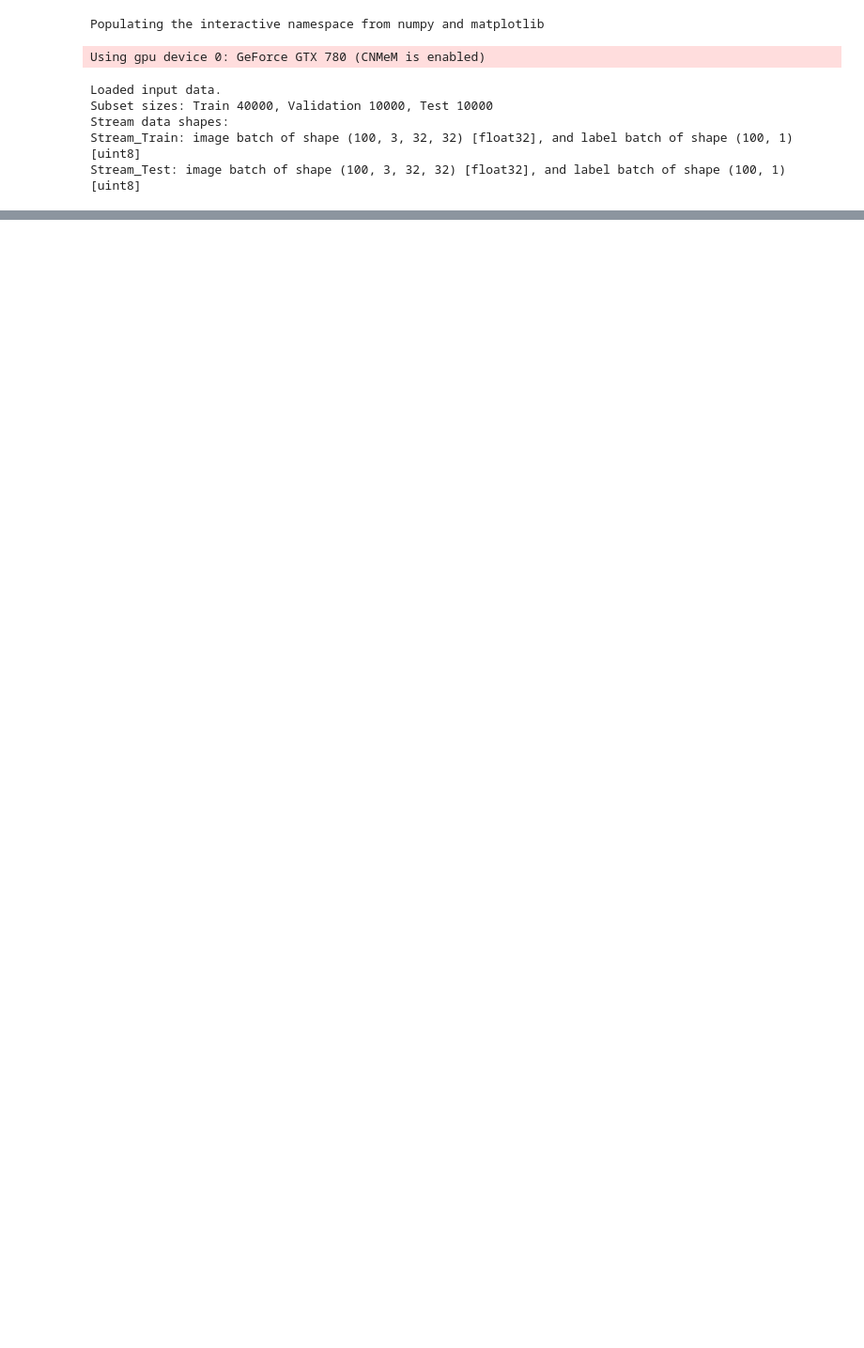
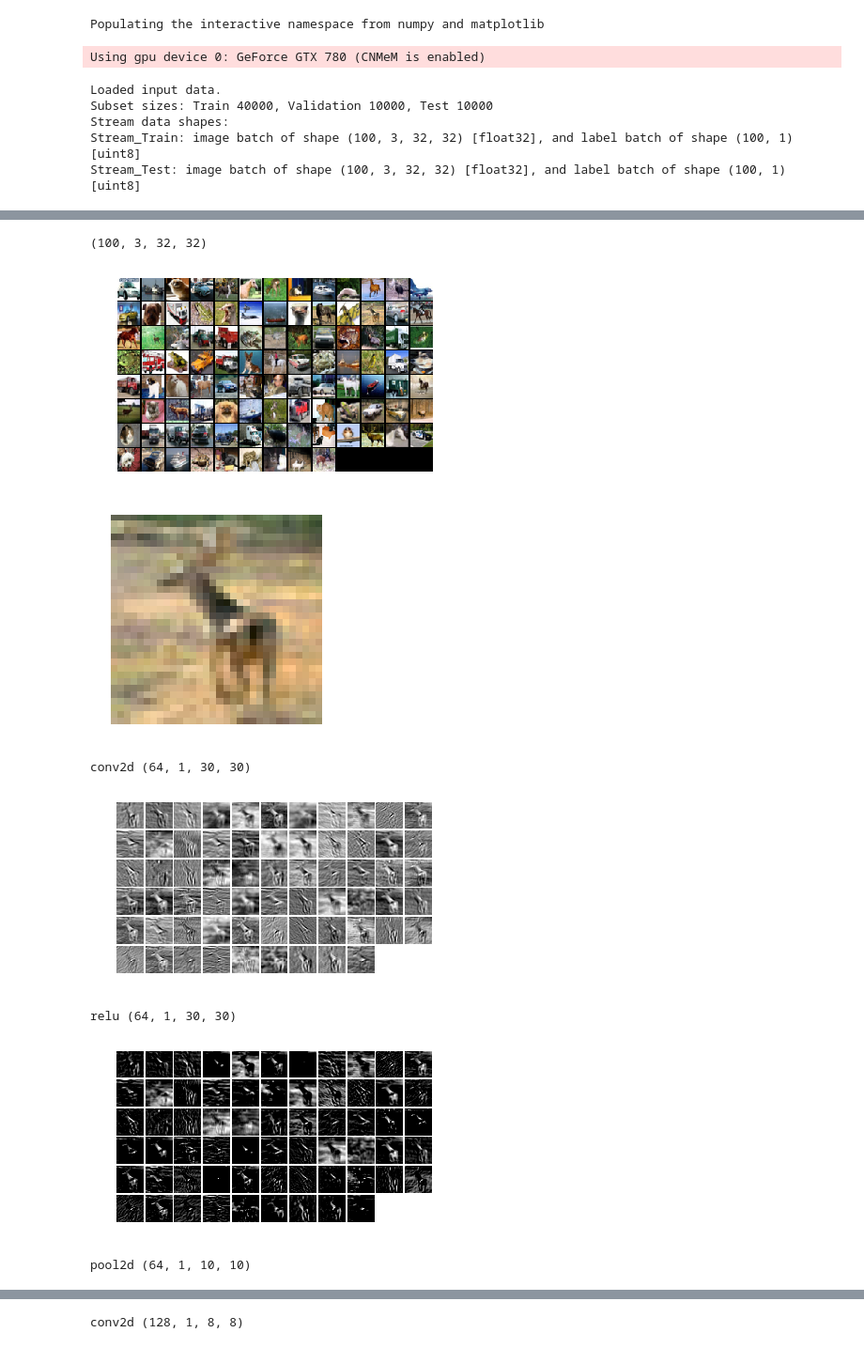
Before and after one commit to rafalcieslak/nn_assignments, a Jupyter notebook: project/CIFAR10.ipynb, the cells around one changed output, grey strips where cells are left out. Shown at 94% size. Drawn from its saved outputs; the diff is of its cells as text; code cells hidden in the pictures; blank space fills up the shorter version.

Commit message:
Improved network arch and layer activation preview

```diff
--- a/project/CIFAR10.ipynb
+++ b/project/CIFAR10.ipynb
@@ -438,0 +506,4 @@ Success rate is 73.320000%
+# %%
+mid = network.middle_layers
+print mid
+middle_layers_computer = theano.function([Input_X], [Input_X] + mid)
@@ -438,0 +514,37 @@ Success rate is 73.320000%
+# %%
+
+from common.plotting import plot_mat
+test_batch, _ = GetNextBatch(Stream_Validation)
+print test_batch.shape
+plot_mat(test_batch)
+show()
+
+middle_layers = middle_layers_computer(test_batch)
+i = 23
+
+original = test_batch[i:i+1]
+plot_mat(original)
+show()
+
+for layer, tag in zip(middle_layers[1:], network.middle_tags):
+    if tag[1]:
+        try:
+            testimg = layer[i:i+1].transpose(1,0,2,3)
+        except ValueError:
+            testimg = layer[i:i+1][...,np.newaxis,np.newaxis]
+        if testimg.shape[3] == 1:
+            testimg = testimg.transpose(2,3,1,0)
+        print tag[0], testimg.shape
+        plot_mat(testimg, cmap='gray')
+        show()
+
+print 'end'
+# %% [output]
+(100, 3, 32, 32)
+[figure, added]
+[figure, added]
+conv2d (64, 1, 30, 30)
+[figure, added]
+relu (64, 1, 30, 30)
+[figure, added]
+pool2d (64, 1, 10, 10)
@@ -438,0 +552 @@ Success rate is 73.320000%
+conv2d (128, 1, 8, 8)
```
Also changed, not shown: parts of 9 cells of this notebook.
